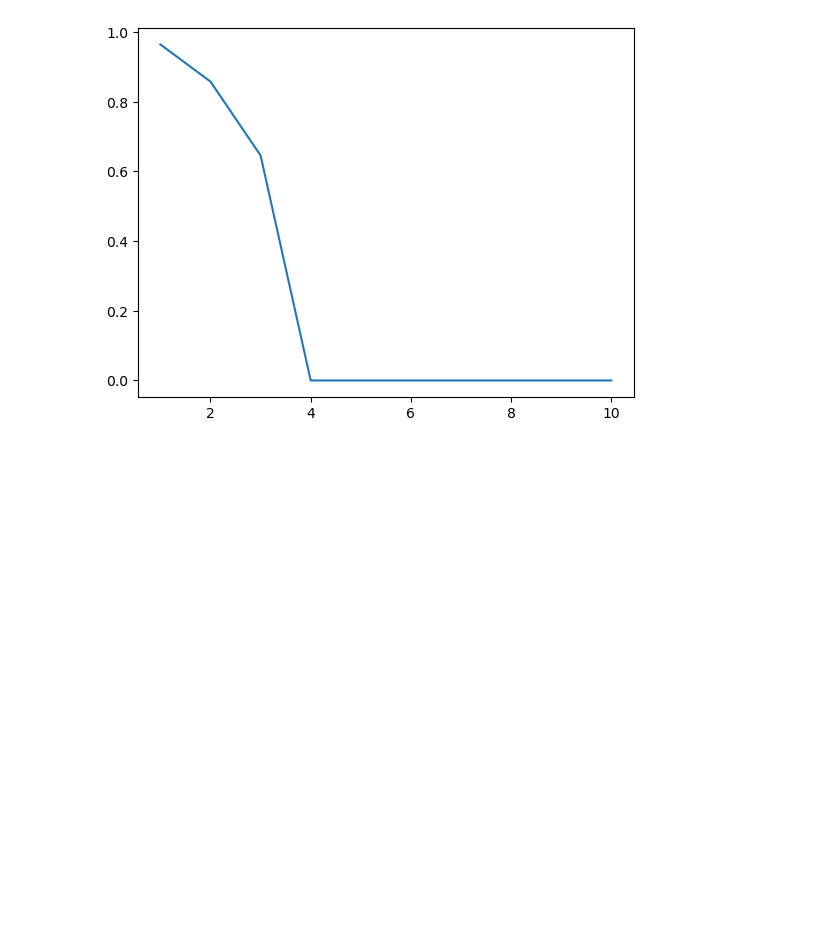
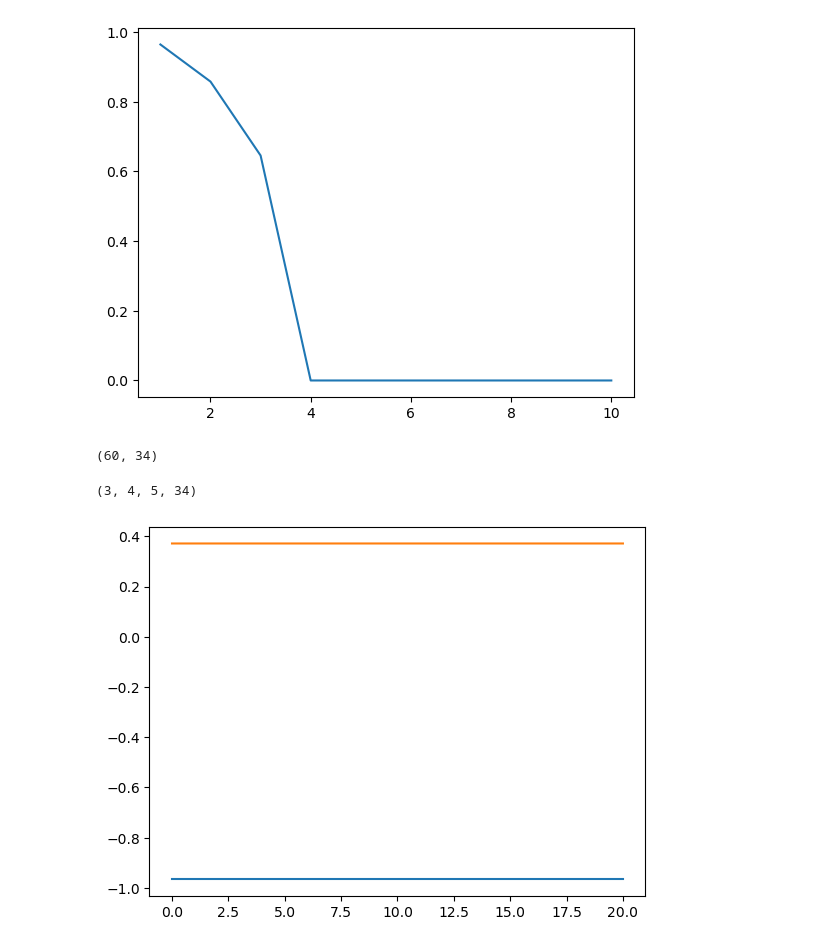
Before and after one commit to j-curtis/QMC_XY_rotor, a Jupyter notebook: testing.ipynb, the cells around one changed output. Saved outputs shown, nothing was run; the diff lists cells and outputs as text; code cells hidden in the pictures; blank space fills up the shorter version.

```diff
--- a/testing.ipynb
+++ b/testing.ipynb
@@ -50,0 +86,22 @@ plt.show()
+# %%
+sol = intg.solve_ivp(eom,(t0,tf),wf0,args=(Lx,Ly,Ec,Ej))
+# %%
+sol.y.shape
+# %% [output]
+(60, 34)
+# %%
+wfs = sol.y.reshape((3,Lx,Ly,sol.y.shape[-1]))
+# %%
+wfs.shape
+# %% [output]
+(3, 4, 5, 34)
+# %%
+m_vs_t = np.array( [ sit.magnetization(wfs[...,j]) for j in range(len(sol.t))])
+# %%
+c2_vs_t = np.array( [ sit.charge_squared(wfs[...,j]) for j in range(len(sol.t))])
+# %%
+plt.plot(sol.t,m_vs_t[:,1,1,4])
+plt.plot(sol.t,c2_vs_t[:,1,4])
+plt.show()
+# %% [output]
+[figure, added]
```
Also changed, not shown: parts of 3 cells of this notebook, 1 other file.
